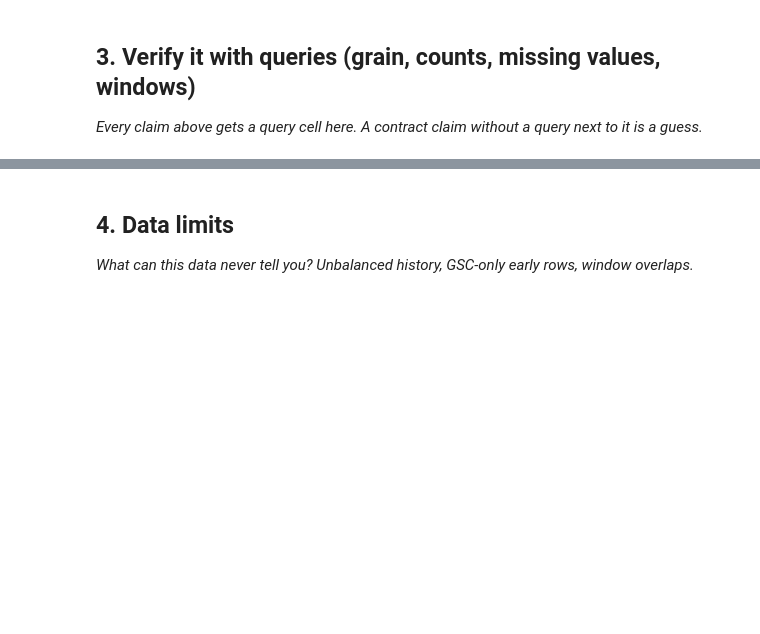
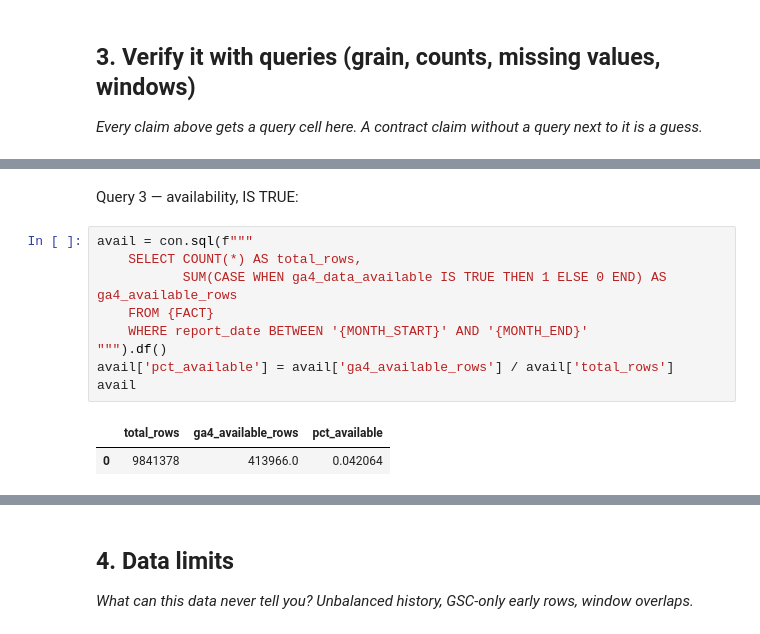
Before and after one commit to samhere3116-maker/ML-Pipeline, a Jupyter notebook: work/notebooks/w03_data_contract.ipynb, the cells around one changed output, grey strips where cells are left out. Drawn from its saved outputs; the diff is of its cells as text; blank space fills up the shorter version.

```diff
--- a/work/notebooks/w03_data_contract.ipynb
+++ b/work/notebooks/w03_data_contract.ipynb
@@ -29,0 +81,14 @@ This skeleton is yours to fill. Work the sections **in order** — each one has
+# %% [markdown]
+Query 3 — availability, IS TRUE:
+# %%
+avail = con.sql(f"""
+    SELECT COUNT(*) AS total_rows,
+           SUM(CASE WHEN ga4_data_available IS TRUE THEN 1 ELSE 0 END) AS ga4_available_rows
+    FROM {FACT}
+    WHERE report_date BETWEEN '{MONTH_START}' AND '{MONTH_END}'
+""").df()
+avail['pct_available'] = avail['ga4_available_rows'] / avail['total_rows']
+avail
+# %% [output]
+|  | total_rows | ga4_available_rows | pct_available |
+| 0 | 9841378 | 413966.0 | 0.042064 |
```
Also changed, not shown: parts of 18 cells of this notebook.
